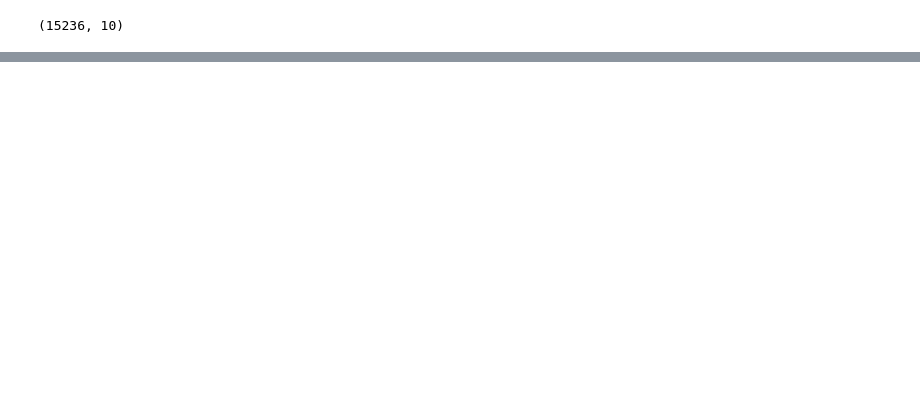
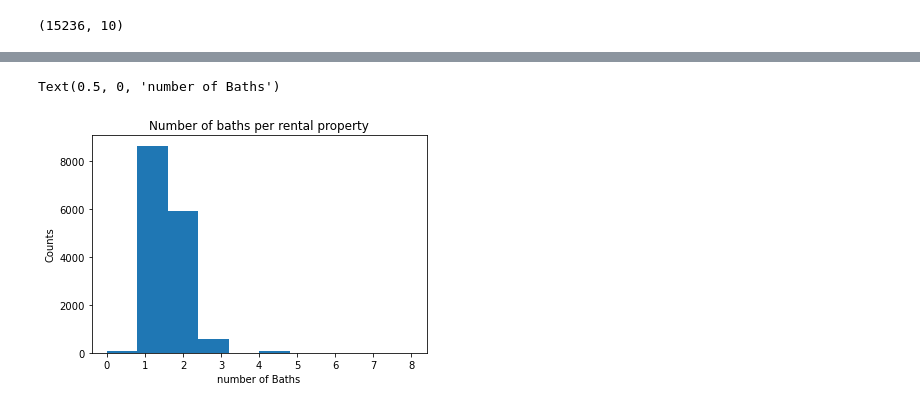
Before and after one commit to MAST30034-Applied-Data-Science/generic-real-estate-consulting-project-group37, a Jupyter notebook: notebooks/properties.ipynb, the cells around one changed output, grey strips where cells are left out. Drawn from its saved outputs; the diff is of its cells as text; code cells hidden in the pictures; blank space fills up the shorter version.

```diff
--- a/notebooks/properties.ipynb
+++ b/notebooks/properties.ipynb
@@ -21,0 +102,8 @@ for i in range(len(rooms)):
+# %%
+plt.hist(df.baths)
+plt.title("Number of baths per rental property")
+plt.ylabel('Counts')
+plt.xlabel('number of Baths')
+# %% [output]
+Text(0.5, 0, 'number of Baths')
+[figure, added]
```
Also changed, not shown: parts of 15 cells of this notebook, 1 other file.
